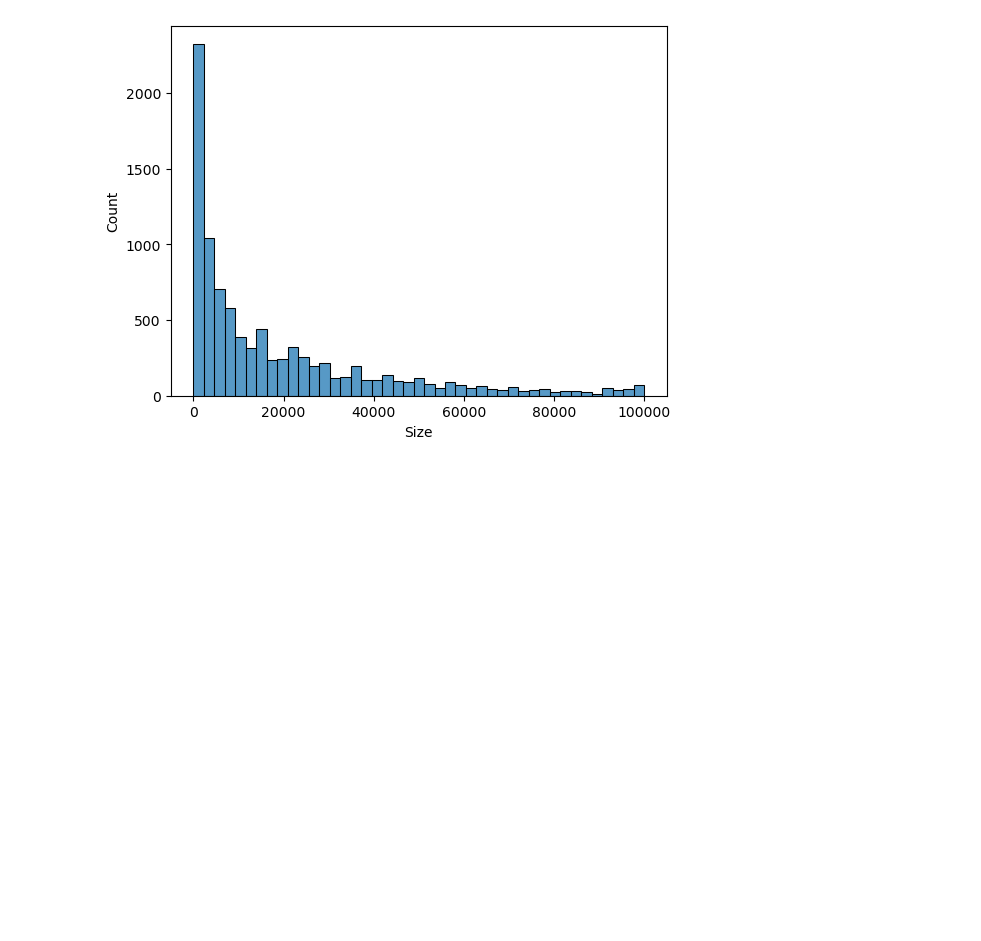
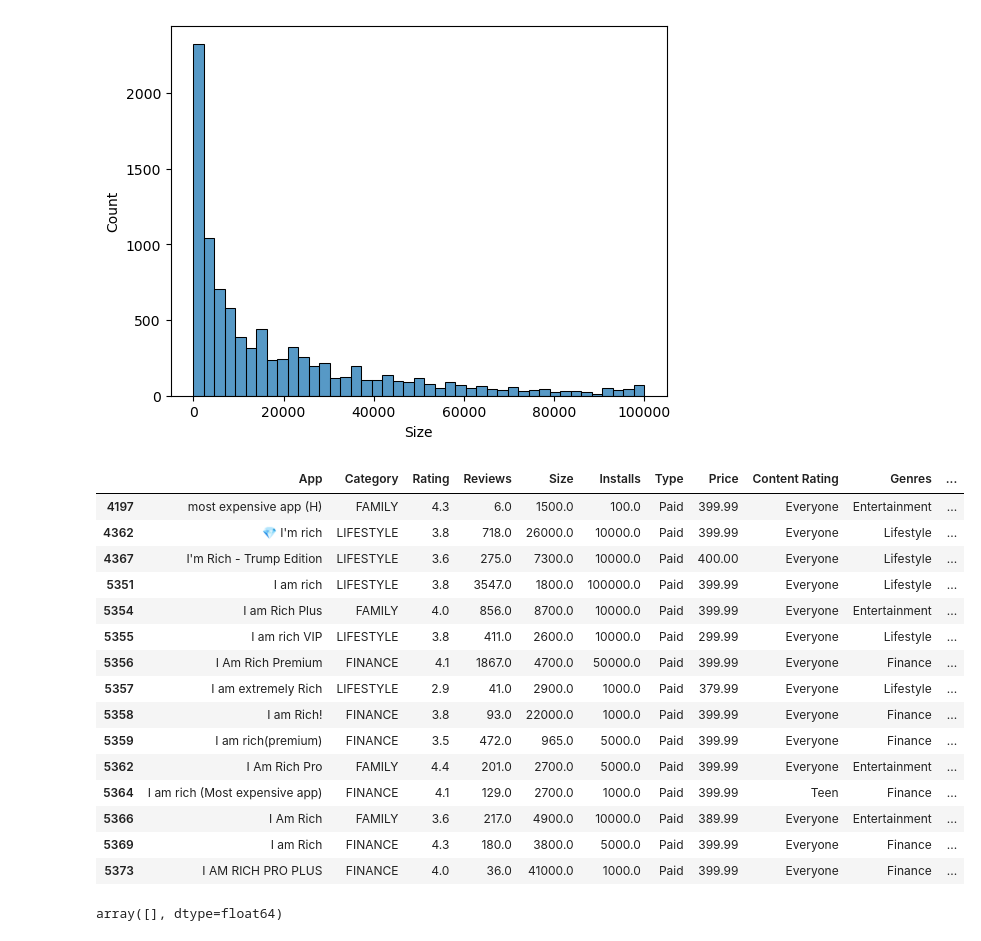
Before and after one commit to Navachetank/playstore_app_analysis, a Jupyter notebook: analysis.ipynb, the cells around one changed output. Drawn from its saved outputs; the diff is of its cells as text; code cells hidden in the pictures; blank space fills up the shorter version.

```diff
--- a/analysis.ipynb
+++ b/analysis.ipynb
@@ -574,0 +594,25 @@ sns.histplot(df['Size'])
+# %%
+# From the box plot, it seems like there are some apps with very high price.
+# A price of $200 for an application on the Play Store is very high and suspicious!
+# Check out the records with very high price.
+# Is 200 indeed a high price?
+
+df=df[df['Price']>200]
+df
+# %% [output]
+|  | App | Category | Rating | Reviews | Size | Installs | Type | Price | Content Rating | Genres | ... |
+| 4197 | most expensive app (H) | FAMILY | 4.3 | 6.0 | 1500.0 | 100.0 | Paid | 399.99 | Everyone | Entertainment | ... |
+| 4362 | 💎 I'm rich | LIFESTYLE | 3.8 | 718.0 | 26000.0 | 10000.0 | Paid | 399.99 | Everyone | Lifestyle | ... |
+| 4367 | I'm Rich - Trump Edition | LIFESTYLE | 3.6 | 275.0 | 7300.0 | 10000.0 | Paid | 400.00 | Everyone | Lifestyle | ... |
+| 5351 | I am rich | LIFESTYLE | 3.8 | 3547.0 | 1800.0 | 100000.0 | Paid | 399.99 | Everyone | Lifestyle | ... |
+| 5354 | I am Rich Plus | FAMILY | 4.0 | 856.0 | 8700.0 | 10000.0 | Paid | 399.99 | Everyone | Entertainment | ... |
+| 5355 | I am rich VIP | LIFESTYLE | 3.8 | 411.0 | 2600.0 | 10000.0 | Paid | 299.99 | Everyone | Lifestyle | ... |
+| 5356 | I Am Rich Premium | FINANCE | 4.1 | 1867.0 | 4700.0 | 50000.0 | Paid | 399.99 | Everyone | Finance | ... |
+| 5357 | I am extremely Rich | LIFESTYLE | 2.9 | 41.0 | 2900.0 | 1000.0 | Paid | 379.99 | Everyone | Lifestyle | ... |
+| 5358 | I am Rich! | FINANCE | 3.8 | 93.0 | 22000.0 | 1000.0 | Paid | 399.99 | Everyone | Finance | ... |
+| 5359 | I am rich(premium) | FINANCE | 3.5 | 472.0 | 965.0 | 5000.0 | Paid | 399.99 | Everyone | Finance | ... |
+| 5362 | I Am Rich Pro | FAMILY | 4.4 | 201.0 | 2700.0 | 5000.0 | Paid | 399.99 | Everyone | Entertainment | ... |
+| 5364 | I am rich (Most expensive app) | FINANCE | 4.1 | 129.0 | 2700.0 | 1000.0 | Paid | 399.99 | Teen | Finance | ... |
+| 5366 | I Am Rich | FAMILY | 3.6 | 217.0 | 4900.0 | 10000.0 | Paid | 389.99 | Everyone | Entertainment | ... |
+| 5369 | I am Rich | FINANCE | 4.3 | 180.0 | 3800.0 | 5000.0 | Paid | 399.99 | Everyone | Finance | ... |
+| 5373 | I AM RICH PRO PLUS | FINANCE | 4.0 | 36.0 | 41000.0 | 1000.0 | Paid | 399.99 | Everyone | Finance | ... |
@@ -574,0 +621,7 @@ sns.histplot(df['Size'])
+# %%
+# Drop these as most seem to be junk apps
+
+df=df[df['Price']<200]
+df['Price'].unique()
+# %% [output]
+array([], dtype=float64)
```
Also changed, not shown: parts of 10 cells of this notebook.
